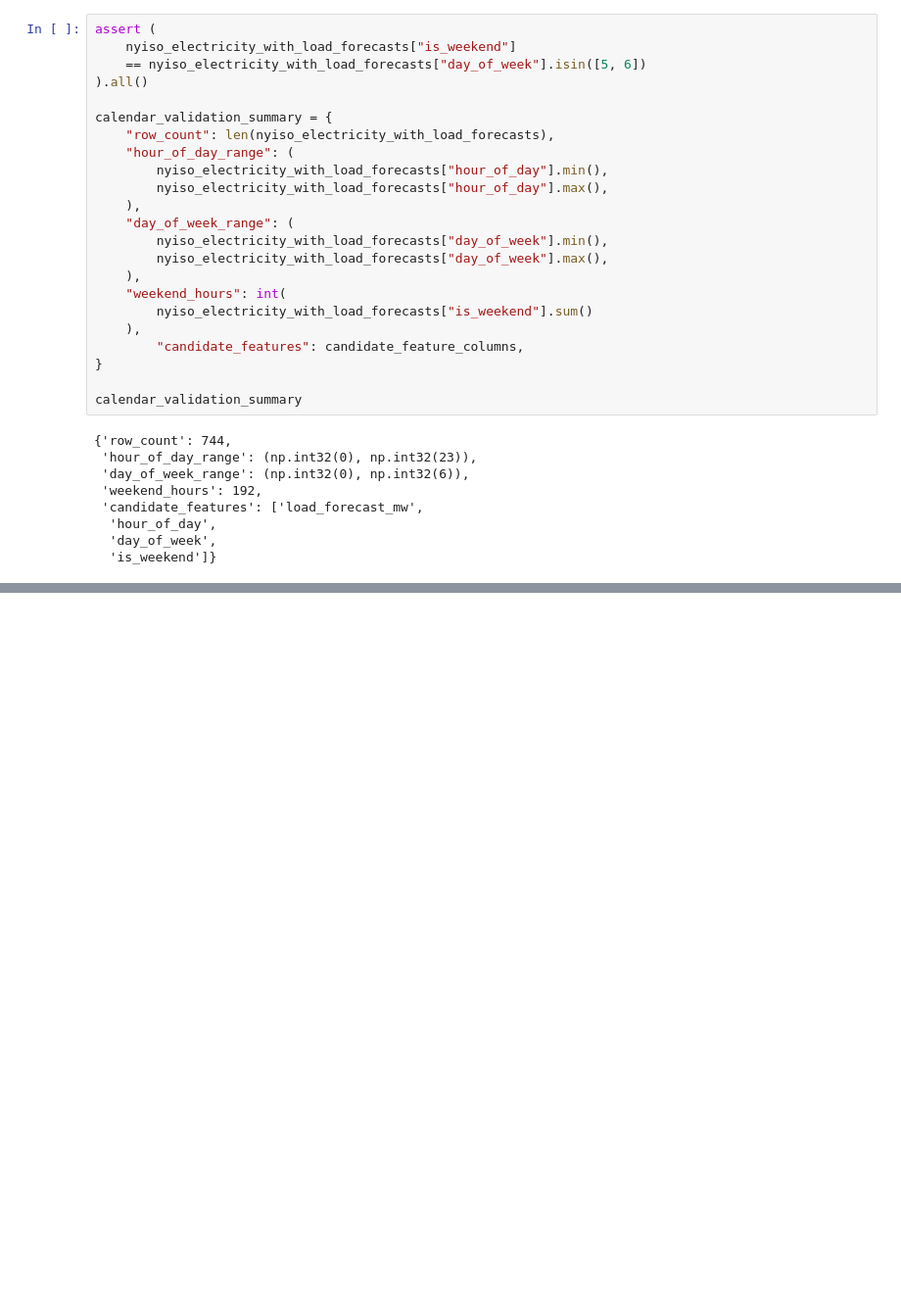
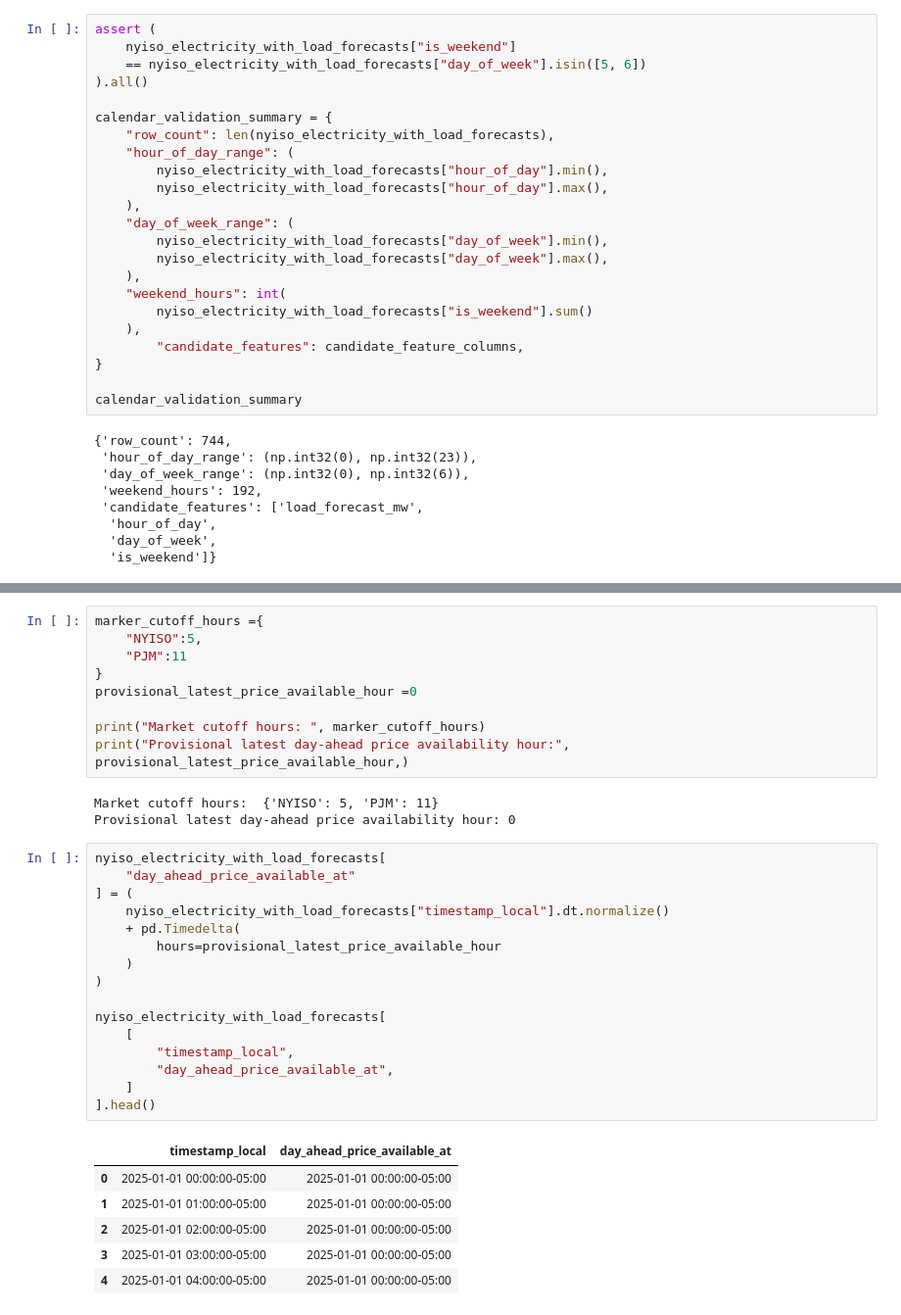
Before and after one commit to greerda/electricity-price-forecasting, a Jupyter notebook: notebooks/04_feature_engineering.ipynb, the cells around one changed output, grey strips where cells are left out. Shown at 98% size. Cells and saved outputs as stored; diff of their text form; blank space fills up the shorter version.

Commit message:
Add cutoff-safe NYISO price features

```diff
--- a/notebooks/04_feature_engineering.ipynb
+++ b/notebooks/04_feature_engineering.ipynb
@@ -807,0 +835,36 @@ calendar_validation_summary
+# %%
+marker_cutoff_hours ={
+    "NYISO":5,
+    "PJM":11
+}
+provisional_latest_price_available_hour =0
+
+print("Market cutoff hours: ", marker_cutoff_hours)
+print("Provisional latest day-ahead price availability hour:",
+provisional_latest_price_available_hour,)
+# %% [output]
+Market cutoff hours:  {'NYISO': 5, 'PJM': 11}
+Provisional latest day-ahead price availability hour: 0
+# %%
+nyiso_electricity_with_load_forecasts[
+    "day_ahead_price_available_at"
+] = (
+    nyiso_electricity_with_load_forecasts["timestamp_local"].dt.normalize()
+    + pd.Timedelta(
+        hours=provisional_latest_price_available_hour
+    )
+)
+
+nyiso_electricity_with_load_forecasts[
+    [
+        "timestamp_local",
+        "day_ahead_price_available_at",
+    ]
+].head()
+# %% [output]
+|  | timestamp_local | day_ahead_price_available_at |
+| 0 | 2025-01-01 00:00:00-05:00 | 2025-01-01 00:00:00-05:00 |
+| 1 | 2025-01-01 01:00:00-05:00 | 2025-01-01 00:00:00-05:00 |
+| 2 | 2025-01-01 02:00:00-05:00 | 2025-01-01 00:00:00-05:00 |
+| 3 | 2025-01-01 03:00:00-05:00 | 2025-01-01 00:00:00-05:00 |
+| 4 | 2025-01-01 04:00:00-05:00 | 2025-01-01 00:00:00-05:00 |
```
Also changed, not shown: parts of 16 cells of this notebook, 6 other files.
